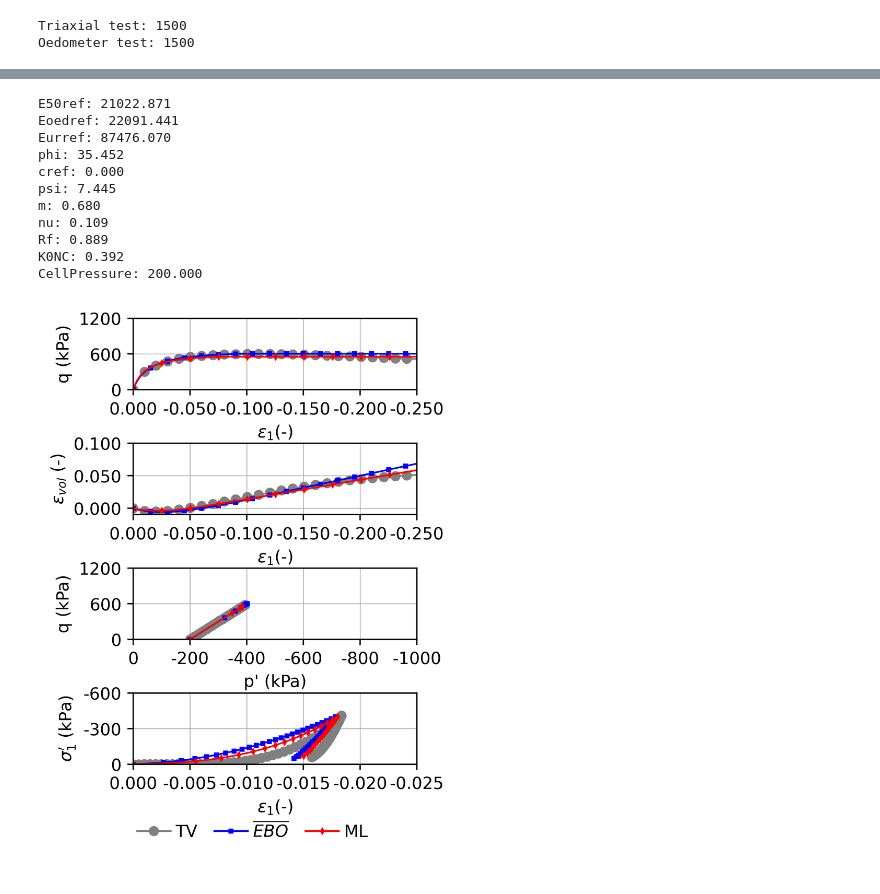
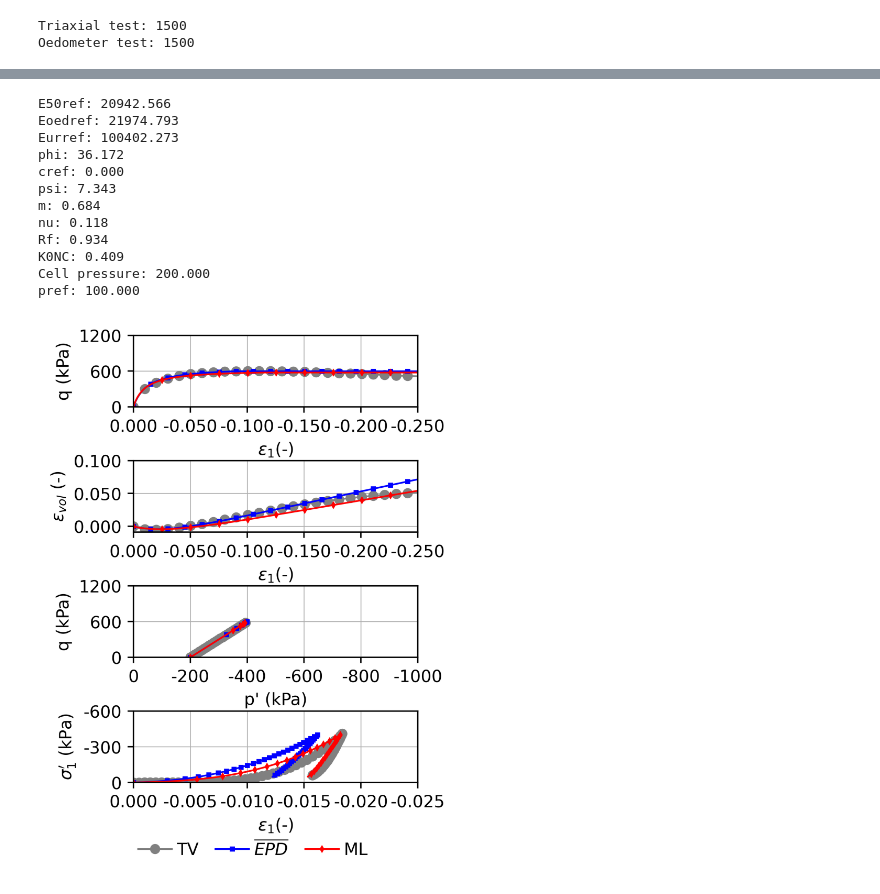
Before and after one commit to harifel/MLpFEM, a Jupyter notebook: src/04_b_main_ML_realtest_comparison.ipynb, the cells around one changed output, grey strips where cells are left out. Cells and saved outputs as stored; diff of their text form; code cells hidden in the pictures.

```diff
--- a/src/04_b_main_ML_realtest_comparison.ipynb
+++ b/src/04_b_main_ML_realtest_comparison.ipynb
@@ -92,23 +92,26 @@ for k, example in enumerate(examples):
             axs[0, 1].set_ylabel('$\epsilon_{vol}$ (-)')
             axs[1, 1].set_ylabel("$\sigma_{1}'$ (kPa)")
 
-            if j == 3:
+            if j == 3: # oedoemeter
                 default_ticks = axs[1, 0].get_xticks()
                 axs[1, 0].set_yticks([0,300,600])
                 axs[1, 0].set_ylim(0)
                 axs[1, 0].set_xlim(xmin = 0, xmax = -600)
-            if j == 0:
+            if j == 0: # stress strain
                 axs[0, 0].set_xlim(0, -0.25)
                 axs[0, 0].set_yticks([0,300,600])
                 axs[0, 0].set_ylim(0)
-            if j == 1:
-                axs[0, 1].set_yticks([-0.005, 0,0.005])
+            if j == 1: # volumetric behaviour
+                axs[0, 1].set_yticks([0, 0.05,0.10])
                 axs[0, 1].set_xlim(0,-0.25)
 
-            if j == 2:
+            if j == 2: # stress path
                 axs[1, 1].set_ylim(-600,0)
                 axs[1, 1].set_yticks([0,-300,-600])
                 axs[1, 1].set_xlim(-0.030,0)
+
+
+
 
     # Create legend outside the loop
     plt.legend(loc='upper center', bbox_to_anchor=(-.25, -.48), frameon=False, ncol=4)
@@ -141,10 +150,11 @@ X = pd.concat([X_triax, X_oedo], ignore_index = True, sort = False, axis =1)
 input_column = ['E50ref', 'Eoedref', 'Eurref',
                 'phi','cref', 'psi',
                 'm', 'nu',
-                'Rf', 'K0NC', 'CellPressure']
+                'Rf', 'K0NC', 'Cell pressure','pref']
 
 loaded_model = xgb.Booster()
-loaded_model.load_model(f"A_HS_model_[200].bin")
+loaded_model.load_model(f"A_HS_model_200_kPa.bin")
+
 
 d_eval_1 = xgb.DMatrix(X,)
 predictions = loaded_model.predict(d_eval_1)
@@ -153,24 +163,25 @@ predictions = loaded_model.predict(d_eval_1)
 for i in range(len(input_column)):
     print(f"{input_column[i]}: {predictions[0,i]:.3f}")
 # %% [output]
-E50ref: 21022.871
-Eoedref: 22091.441
-Eurref: 87476.070
-phi: 35.452
+E50ref: 20942.566
+Eoedref: 21974.793
+Eurref: 100402.273
+phi: 36.172
 cref: 0.000
-psi: 7.445
-m: 0.680
-nu: 0.109
-Rf: 0.889
-K0NC: 0.392
-CellPressure: 200.000
+psi: 7.343
+m: 0.684
+nu: 0.118
+Rf: 0.934
+K0NC: 0.409
+Cell pressure: 200.000
+pref: 100.000
 # %%
-with open(f'..\\data\pred_analysis_realTest_{example}_new_database.txt', 'w', encoding='utf-8') as file:
+with open(f'..\\data\pred_analysis_realTest_{example}.txt', 'w', encoding='utf-8') as file:
     for i in range(len(input_column)):
         file.write(f"{input_column[i]}: \t {predictions[0,i]:.3f}\n")
 # %%
-folders = ['02_rawdata_interpolated\\', '11_Islam\\', '10_MachineLearning\\']
-labels = ['TV','$\\overline{EBO}$','ML',]
+folders = ['02_rawdata_interpolated\\', '12_EPD\\', '10_MachineLearning\\']
+labels = ['TV','$\\overline{EPD}$','ML',]
 
 for k, example in enumerate(examples):
     fig, axs = plt.subplots(4, 1, figsize=(8.4 * cm, 11.1 * cm), dpi=500)  # Changed to 4 rows, 1 column
@@ -204,31 +215,31 @@ for k, example in enumerate(examples):
             axs[2].set_ylabel('q (kPa)')
 
             axs[1].set_ylabel('$\epsilon_{vol}$ (-)')
             axs[3].set_ylabel("$\sigma_{1}'$ (kPa)")
 
             if j == 2:  # stress path
                 default_ticks = axs[1].get_xticks()
                 axs[2].set_yticks([0, 600, 1200])
                 axs[2].set_ylim(0)
                 axs[2].set_xlim(xmin=0, xmax=-1000)
             if j == 0:  # stress strain
                 axs[0].set_xlim(0, -0.25)
                 axs[0].set_yticks([0, 600, 1200])
                 axs[0].set_ylim(0)
             if j == 1:  # volumetric behaviour
                 axs[1].set_yticks([0, 0.05,0.10])
                 axs[1].set_xlim(0, -0.25)
 
             if j == 3:  # oedoemeter
                 axs[3].set_ylim(-600, 0)
                 axs[3].set_yticks([0, -300, -600])
                 axs[3].set_xlim(-0.025, 0)
                 axs[3].invert_yaxis()
                 axs[3].invert_xaxis()
 
     # Create legend outside the loop
     plt.legend(loc='upper center', bbox_to_anchor=(0.42, -.60), frameon=False, ncol=5, handletextpad=0.3, columnspacing=1)
     plt.subplots_adjust(left=0.22, right=0.93, bottom=0.14, top=0.985, wspace=0.40, hspace=0.75)
     plt.savefig(r"../graphics/" + "RealData" + f"{example}" + ".png", dpi=1000)
 # %% [output]
-[figure, old version]
+[figure, new version]
```
Also changed, not shown: parts of 2 cells of this notebook, 1 other file.
